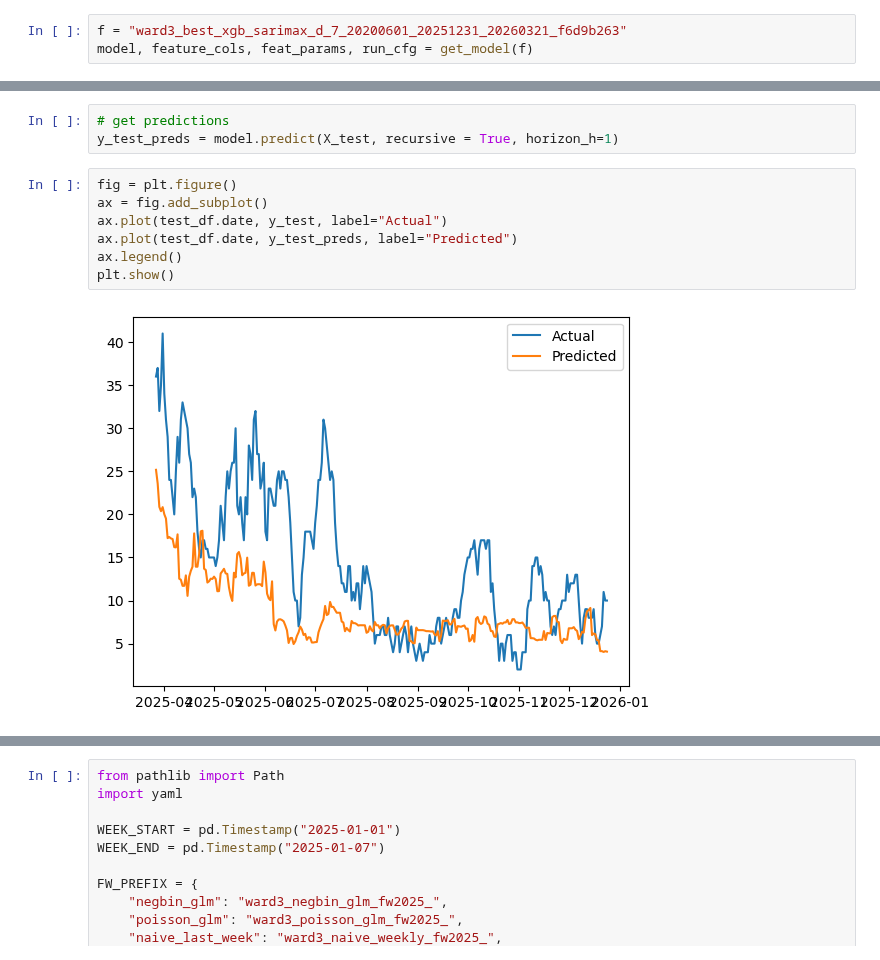
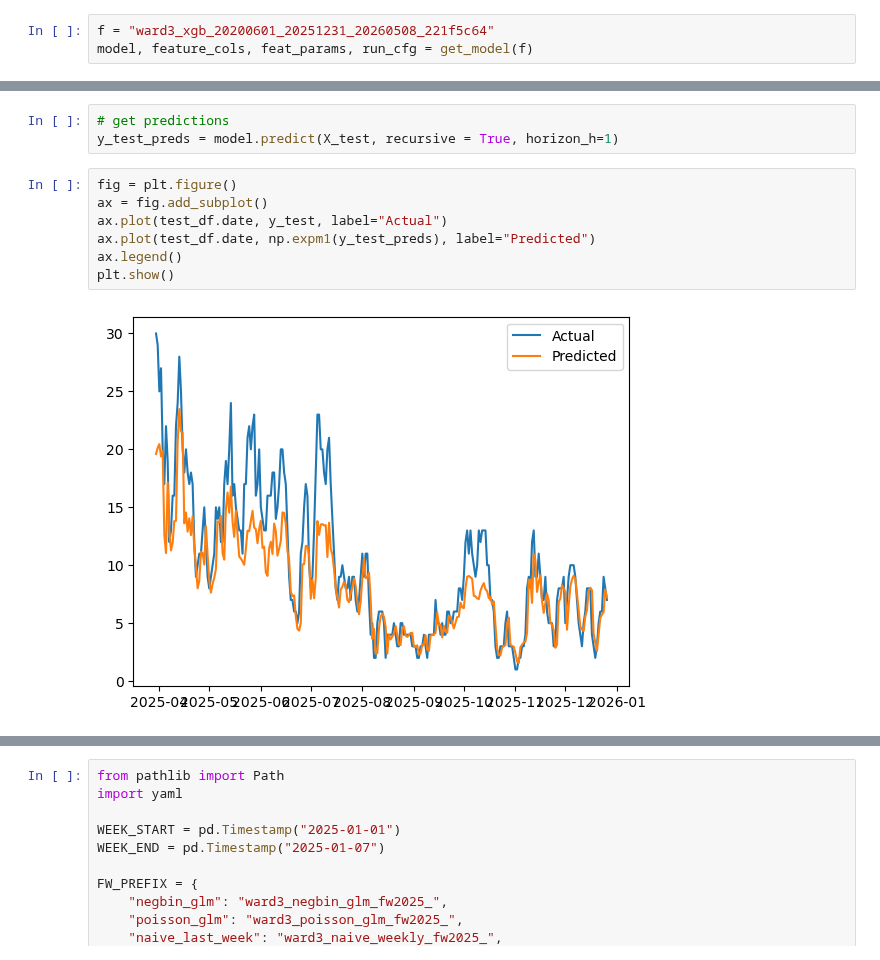
Before and after one commit to Erdos-Projects/spring-2026-dc-311, a Jupyter notebook: 5_results.ipynb, the cells around one changed output, grey strips where cells are left out. Cells and saved outputs as stored; diff of their text form.

```diff
--- a/5_results.ipynb
+++ b/5_results.ipynb
@@ -49,7 +49,7 @@ def get_results(f: str, horizon: int = 1):
 # %% [markdown]
 # Plot a single result
 # %%
-f = "ward3_best_xgb_sarimax_d_7_20200601_20251231_20260321_f6d9b263"
+f = "ward3_xgb_20200601_20251231_20260508_221f5c64"
 model, feature_cols, feat_params, run_cfg = get_model(f)
 # %%
 print(f"Feature params: {feat_params}")
@@ -68,9 +68,9 @@ y_test_preds = model.predict(X_test, recursive = True, horizon_h=1)
 # %%
 fig = plt.figure()
 ax = fig.add_subplot()
 ax.plot(test_df.date, y_test, label="Actual")
-ax.plot(test_df.date, y_test_preds, label="Predicted")
+ax.plot(test_df.date, np.expm1(y_test_preds), label="Predicted")
 ax.legend()
 plt.show()
 # %% [output]
-[figure, old version]
+[figure, new version]
```
Also changed, not shown: parts of 2 cells of this notebook, 34 other files.
